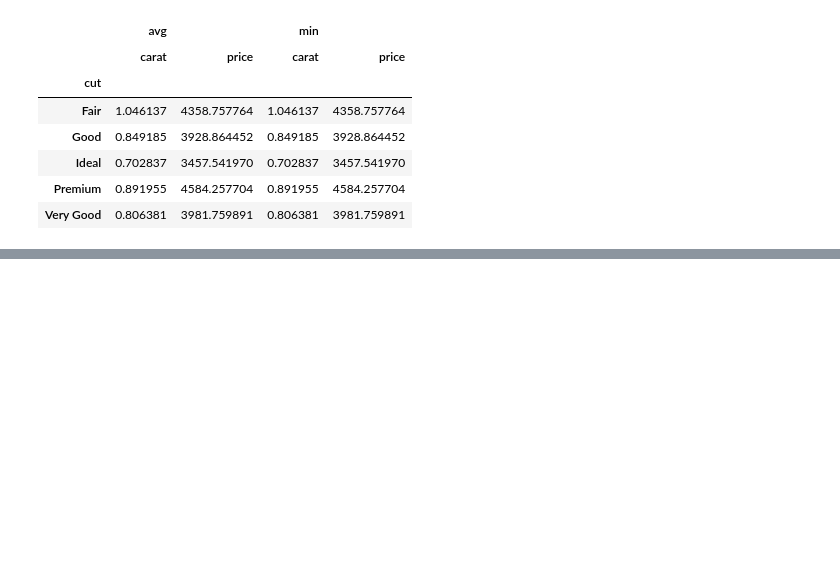
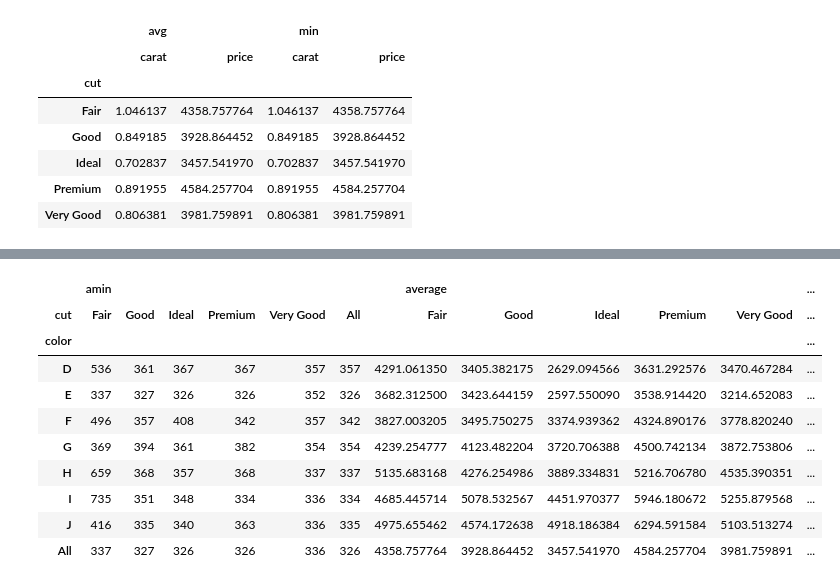
Before and after one commit to HarryDuong/code_reference, a Jupyter notebook: python_notebook.ipynb, the cells around one changed output, grey strips where cells are left out. Saved outputs shown, nothing was run; the diff lists cells and outputs as text; code cells hidden in the pictures; blank space fills up the shorter version.

Commit message:
Pivot table

```diff
--- a/python_notebook.ipynb
+++ b/python_notebook.ipynb
@@ -409,0 +428,6 @@ is deprecated and will be removed in a future version
+# %%
+# To convert a column data type to categorical:
+
+df = sns.load_dataset('diamonds')
+
+df.head()
@@ -409,0 +517,16 @@ is deprecated and will be removed in a future version
+# %%
+# We can apply multiple function with summary
+
+df.pivot_table(values = 'price', index = 'color', columns = 'cut', aggfunc=[np.min,np.average, np.max], margins = True)
+# %% [output]
+|  | amin |  |  |  |  |  | average |  |  |  |  | ... |
+| cut | Fair | Good | Ideal | Premium | Very Good | All | Fair | Good | Ideal | Premium | Very Good | ... |
+| color |  |  |  |  |  |  |  |  |  |  |  | ... |
+| D | 536 | 361 | 367 | 367 | 357 | 357 | 4291.061350 | 3405.382175 | 2629.094566 | 3631.292576 | 3470.467284 | ... |
+| E | 337 | 327 | 326 | 326 | 352 | 326 | 3682.312500 | 3423.644159 | 2597.550090 | 3538.914420 | 3214.652083 | ... |
+| F | 496 | 357 | 408 | 342 | 357 | 342 | 3827.003205 | 3495.750275 | 3374.939362 | 4324.890176 | 3778.820240 | ... |
+| G | 369 | 394 | 361 | 382 | 354 | 354 | 4239.254777 | 4123.482204 | 3720.706388 | 4500.742134 | 3872.753806 | ... |
+| H | 659 | 368 | 357 | 368 | 337 | 337 | 5135.683168 | 4276.254986 | 3889.334831 | 5216.706780 | 4535.390351 | ... |
+| I | 735 | 351 | 348 | 334 | 336 | 334 | 4685.445714 | 5078.532567 | 4451.970377 | 5946.180672 | 5255.879568 | ... |
+| J | 416 | 335 | 340 | 363 | 336 | 335 | 4975.655462 | 4574.172638 | 4918.186384 | 6294.591584 | 5103.513274 | ... |
+| All | 337 | 327 | 326 | 326 | 336 | 326 | 4358.757764 | 3928.864452 | 3457.541970 | 4584.257704 | 3981.759891 | ... |
```
Also changed, not shown: parts of 11 cells of this notebook.
